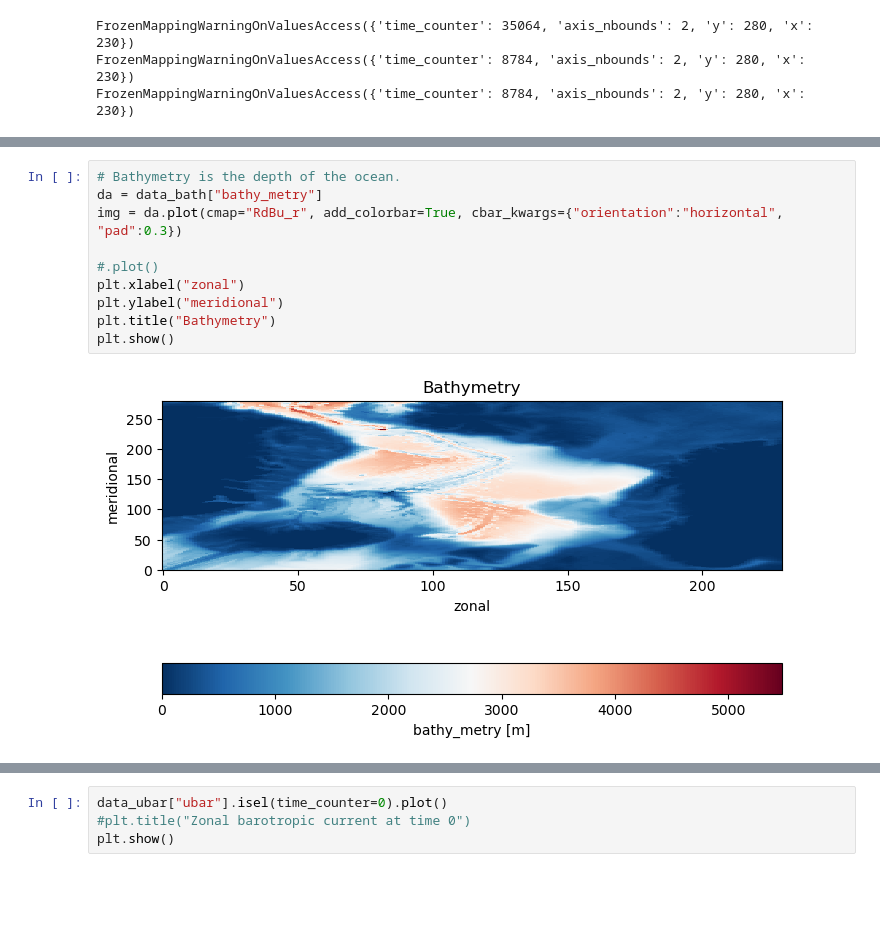
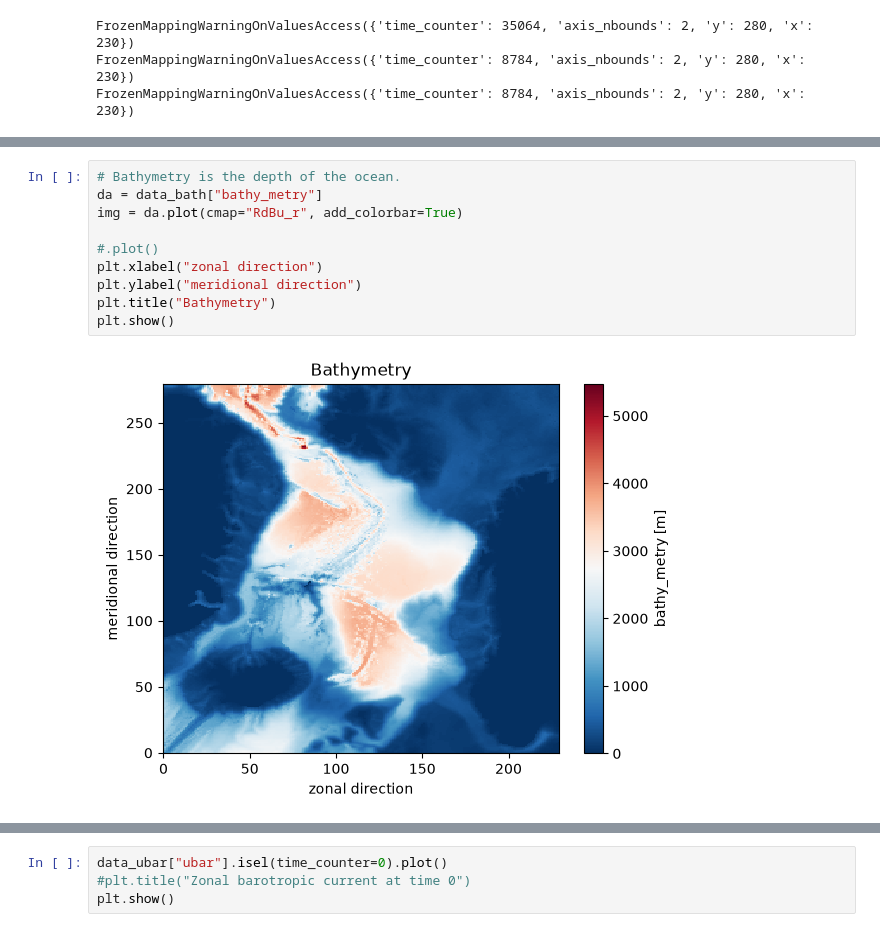
Before and after one commit to Ezi001/FNO-Nordic-Sea, a Jupyter notebook: readdata.ipynb, the cells around one changed output, grey strips where cells are left out. Cells and saved outputs as stored; diff of their text form; blank space fills up the shorter version.

```diff
--- a/readdata.ipynb
+++ b/readdata.ipynb
@@ -170,15 +191,15 @@ vbar = vbar_np.where(land_mask == 1, 0)
 # %%
 # Bathymetry is the depth of the ocean.
 da = data_bath["bathy_metry"]
-img = da.plot(cmap="RdBu_r", add_colorbar=True, cbar_kwargs={"orientation":"horizontal", "pad":0.3})
+img = da.plot(cmap="RdBu_r", add_colorbar=True)
 
 #.plot()
-plt.xlabel("zonal")
-plt.ylabel("meridional")
+plt.xlabel("zonal direction")
+plt.ylabel("meridional direction")
 plt.title("Bathymetry")
 plt.show()
 # %% [output]
-[figure, old version]
+[figure, new version]
 # %%
 lat_2 = torch.tensor(data_bath['nav_lat'].values, dtype=torch.float)
 lon_2 = torch.tensor(data_bath['nav_lon'].values, dtype=torch.float)
```
Also changed, not shown: parts of 6 cells of this notebook, 18 other files.
